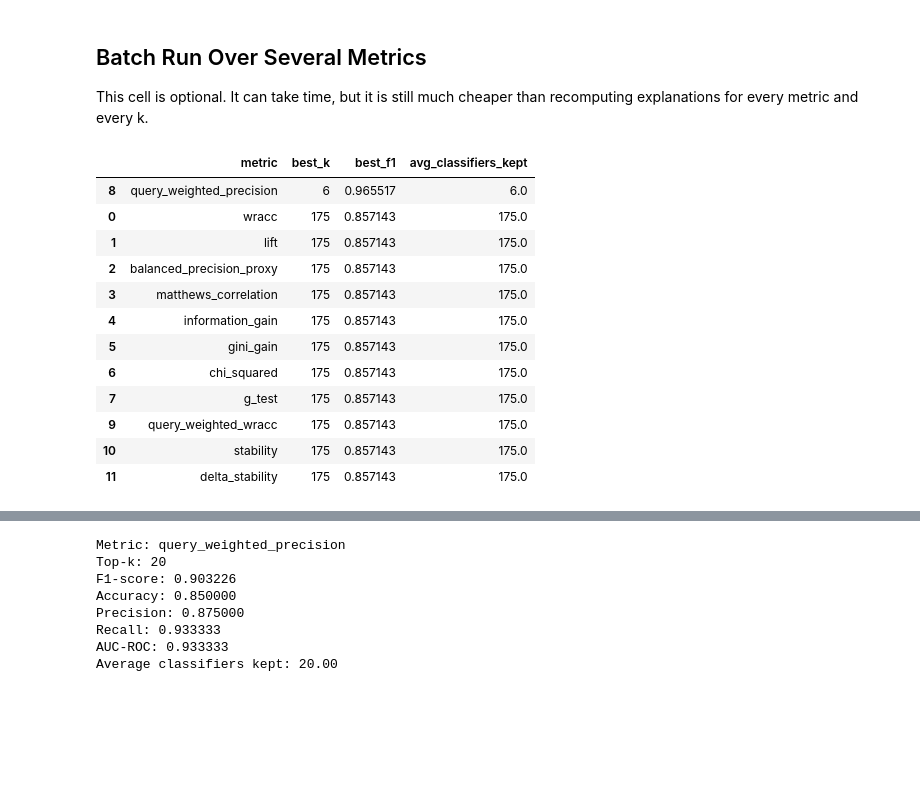
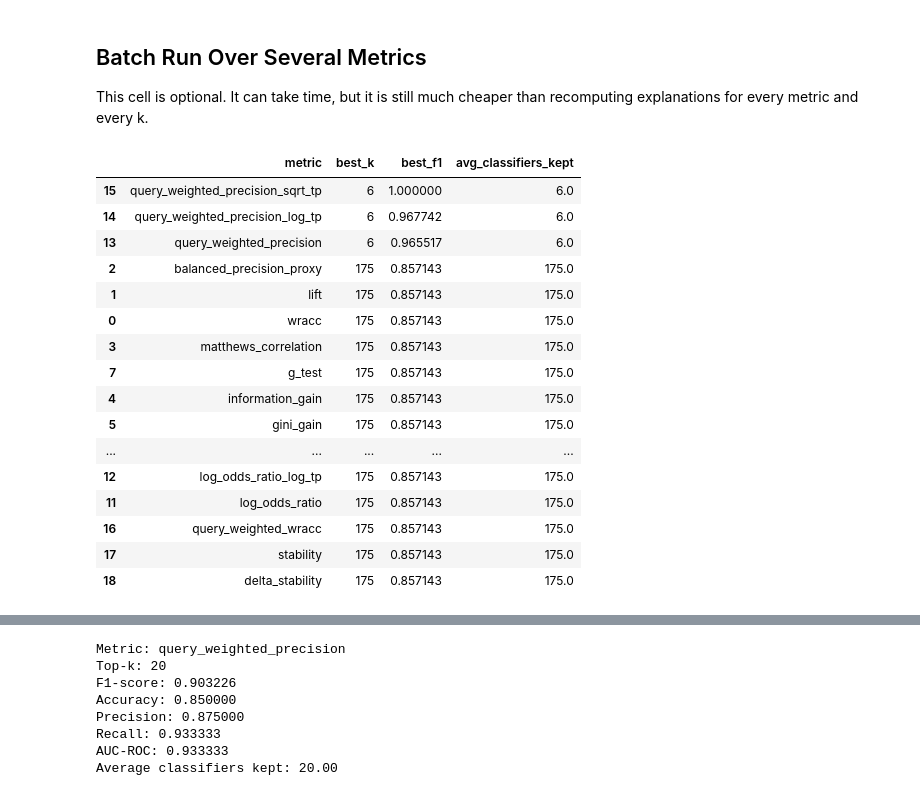
Before and after one commit to TTPO100AJIEX/OSDA-LazyFCA, a Jupyter notebook: experiments/parkinsons_topk_ranking_raw.ipynb, the cells around one changed output, grey strips where cells are left out. Cells and saved outputs as stored; diff of their text form; code cells hidden in the pictures; blank space fills up the shorter version.

```diff
--- a/experiments/parkinsons_topk_ranking_raw.ipynb
+++ b/experiments/parkinsons_topk_ranking_raw.ipynb
@@ -391,45 +396,56 @@ metrics_to_try = [
     "wracc",
     "lift",
     "balanced_precision_proxy",
     "matthews_correlation",
     "information_gain",
     "gini_gain",
     "chi_squared",
     "g_test",
+    "precision",
+    "precision_log_tp",
+    "precision_sqrt_tp",
+    "log_odds_ratio",
+    "log_odds_ratio_log_tp",
     "query_weighted_precision",
+    "query_weighted_precision_log_tp",
+    "query_weighted_precision_sqrt_tp",
     "query_weighted_wracc",
     "stability",
     "delta_stability",
 ]
 
 summary_rows = []
 for metric_name in metrics_to_try:
     results = evaluate_metric_topk(metric_name, k_values)
     best_idx = results["F1-score"].idxmax()
     best_row = results.loc[best_idx]
     summary_rows.append({
         "metric": metric_name,
         "best_k": int(best_row["k"]),
         "best_f1": best_row["F1-score"],
         "avg_classifiers_kept": best_row["Average classifiers kept"],
     })
 
 summary_df = pd.DataFrame(summary_rows).sort_values(by="best_f1", ascending=False)
 summary_df
 # %% [output]
 |  | metric | best_k | best_f1 | avg_classifiers_kept |
-| 8 | query_weighted_precision | 6 | 0.965517 | 6.0 |
+| 15 | query_weighted_precision_sqrt_tp | 6 | 1.000000 | 6.0 |
+| 14 | query_weighted_precision_log_tp | 6 | 0.967742 | 6.0 |
+| 13 | query_weighted_precision | 6 | 0.965517 | 6.0 |
+| 2 | balanced_precision_proxy | 175 | 0.857143 | 175.0 |
+| 1 | lift | 175 | 0.857143 | 175.0 |
 | 0 | wracc | 175 | 0.857143 | 175.0 |
-| 1 | lift | 175 | 0.857143 | 175.0 |
-| 2 | balanced_precision_proxy | 175 | 0.857143 | 175.0 |
 | 3 | matthews_correlation | 175 | 0.857143 | 175.0 |
+| 7 | g_test | 175 | 0.857143 | 175.0 |
 | 4 | information_gain | 175 | 0.857143 | 175.0 |
 | 5 | gini_gain | 175 | 0.857143 | 175.0 |
-| 6 | chi_squared | 175 | 0.857143 | 175.0 |
-| 7 | g_test | 175 | 0.857143 | 175.0 |
-| 9 | query_weighted_wracc | 175 | 0.857143 | 175.0 |
-| 10 | stability | 175 | 0.857143 | 175.0 |
-| 11 | delta_stability | 175 | 0.857143 | 175.0 |
+| ... | ... | ... | ... | ... |
+| 12 | log_odds_ratio_log_tp | 175 | 0.857143 | 175.0 |
+| 11 | log_odds_ratio | 175 | 0.857143 | 175.0 |
+| 16 | query_weighted_wracc | 175 | 0.857143 | 175.0 |
+| 17 | stability | 175 | 0.857143 | 175.0 |
+| 18 | delta_stability | 175 | 0.857143 | 175.0 |
 # %%
 metrics_to_plot = [
     "wracc",
```
Also changed, not shown: parts of 9 cells of this notebook, 44 other files.
